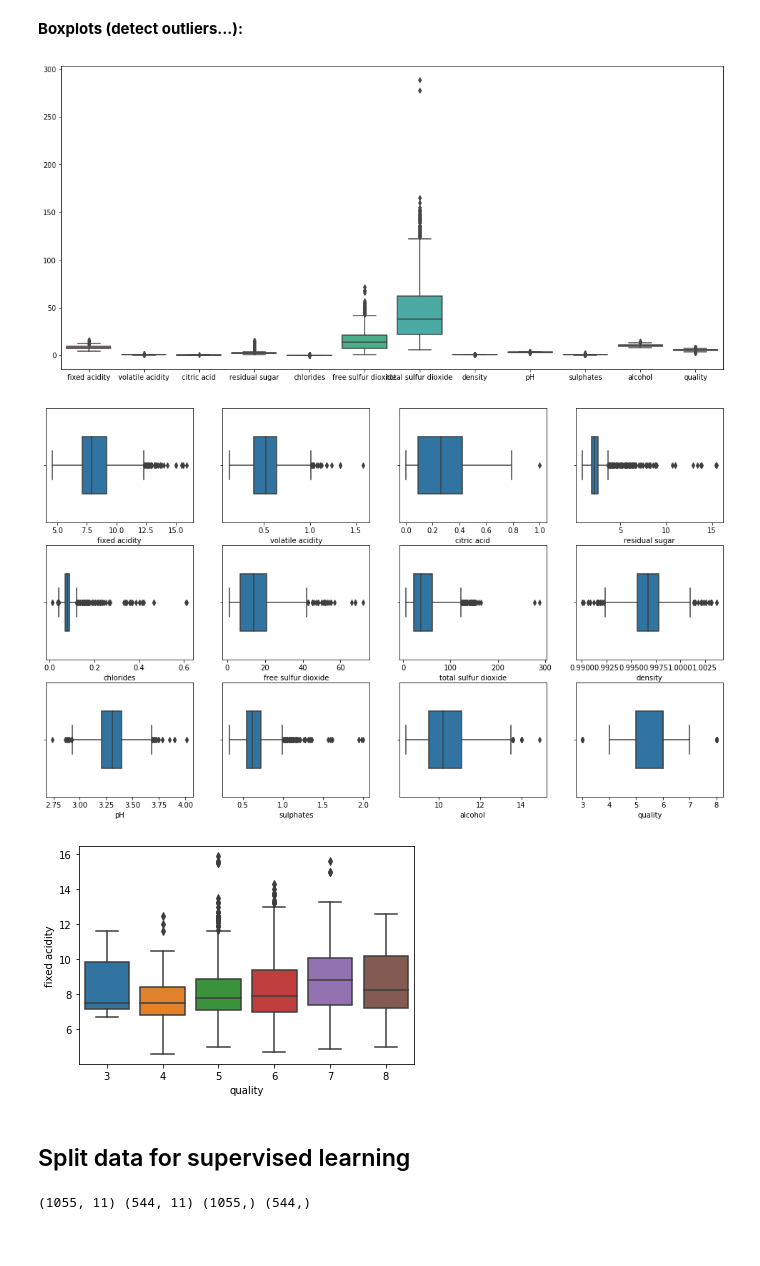
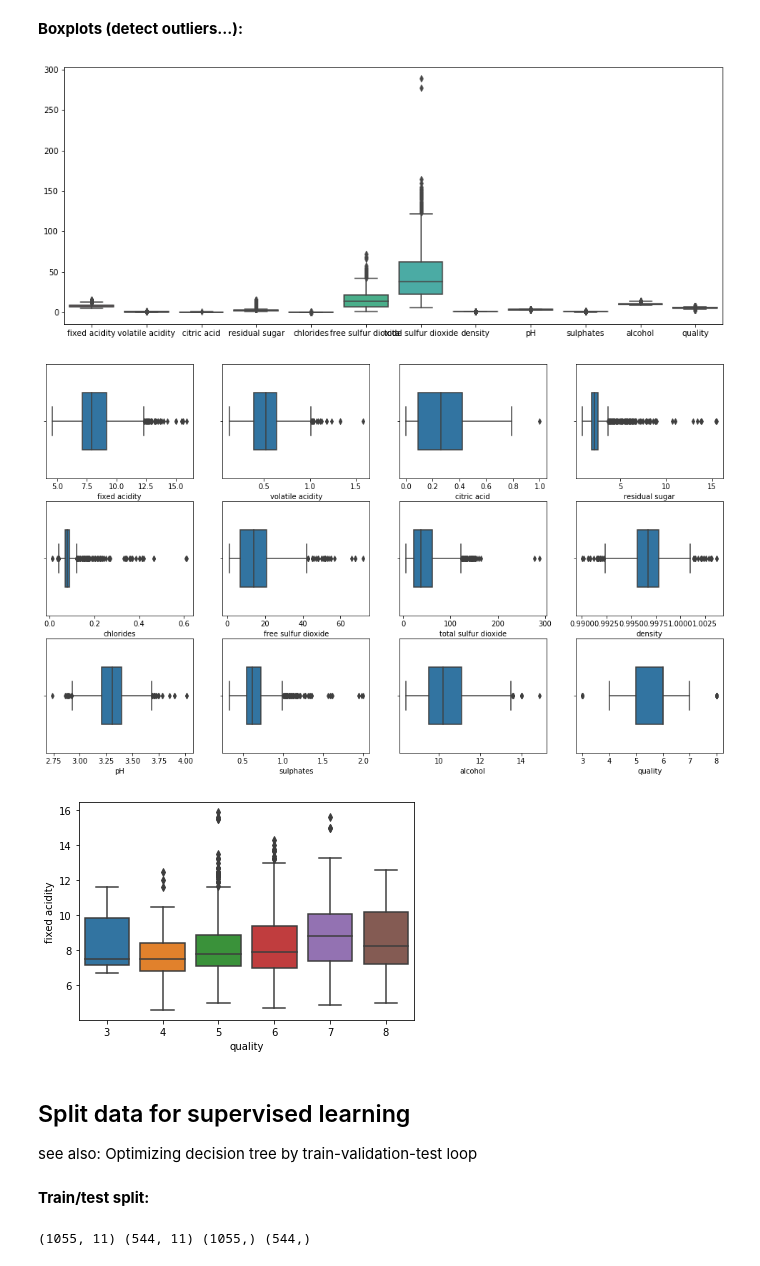
Before and after one commit to nonci/ml_cheatsheet, a Jupyter notebook: CheatSheet_with_out.ipynb, the cells around one changed output. Drawn from its saved outputs; the diff is of its cells as text; code cells hidden in the pictures.

```diff
--- a/CheatSheet_with_out.ipynb
+++ b/CheatSheet_with_out.ipynb
@@ -87,27 +88,28 @@ sns.heatmap(df.corr(), cmap="YlGnBu", annot=True);
 # %% [markdown]
 **Boxplots (detect outliers...):**
 # %%
-plt.figure(figsize=(17,8))
+plt.figure(figsize=(15,6))
 sns.boxplot(data = df);
 
 # Better, esp. with non-normalized data:
 def boxplots(df):
-    import matplotlib.pyplot as plt
     plt.figure(figsize=(17,10))
     pos = 1
     for i in df.columns:
         plt.subplot(3, 4, pos)
         sns.boxplot(x = df[i], width=.5)
         pos += 1
     plt.show()
 
 boxplots(df)
 
 # To compare only two (categ.) atttributes:
 sns.boxplot(x='quality', y='fixed acidity', data = df);
 # %% [output]
-[figure, old version]
+[figure, new version]
 [figure]
 [figure]
 # %% [markdown]
 ## Split data for supervised learning
+
+see also: Optimizing decision tree by train-validation-test loop
@@ -114 +122,3 @@ sns.boxplot(x='quality', y='fixed acidity', data = df);
+# %% [markdown]
+**Train/test split:**
 # %%
```
Also changed, not shown: parts of 41 cells of this notebook, 1 other file.
